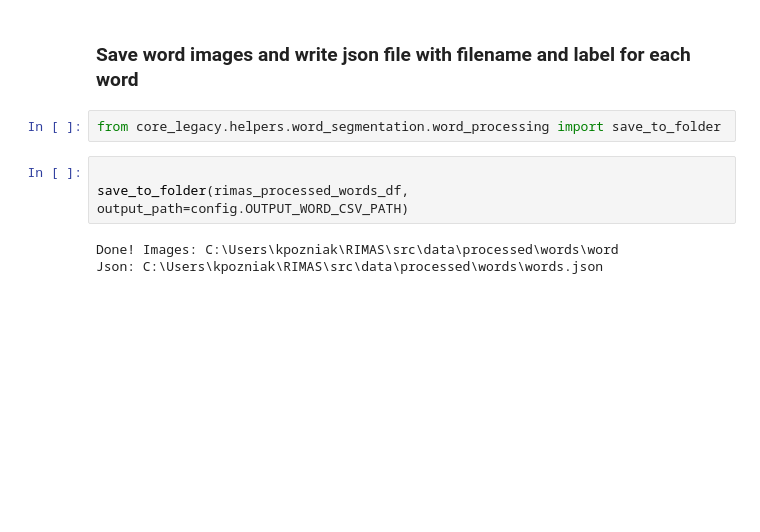
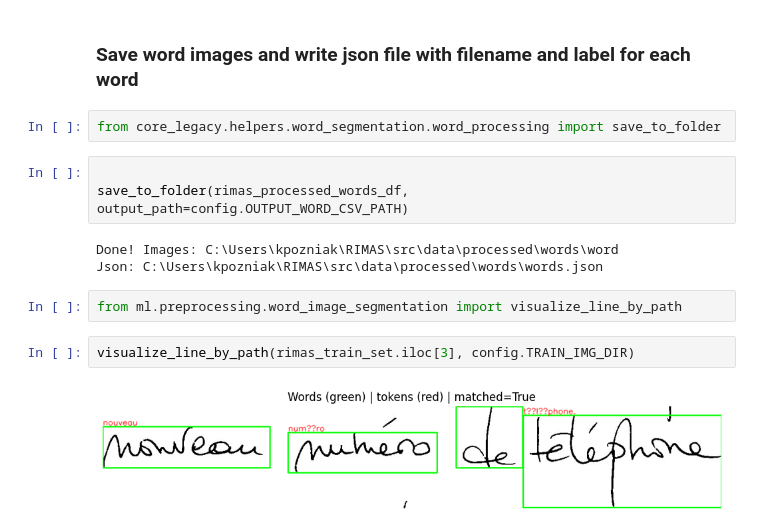
Before and after one commit to kpozniakd/RIMAS, a Jupyter notebook: src/notebooks/notebook_runner.ipynb, the cells around one changed output. Drawn from its saved outputs; the diff is of its cells as text; blank space fills up the shorter version.

Commit message:
refactor: improve words exporter

```diff
--- a/src/notebooks/notebook_runner.ipynb
+++ b/src/notebooks/notebook_runner.ipynb
@@ -118,3 +118,9 @@ save_to_folder(rimas_processed_words_df, output_path=config.OUTPUT_WORD_CSV_PATH
 # %% [output]
 Done! Images: C:\Users\kpozniak\RIMAS\src\data\processed\words\word
 Json: C:\Users\kpozniak\RIMAS\src\data\processed\words\words.json
+# %%
+from ml.preprocessing.word_image_segmentation import visualize_line_by_path
+# %%
+visualize_line_by_path(rimas_train_set.iloc[3], config.TRAIN_IMG_DIR)
+# %% [output]
+[figure, added]
```
Also changed, not shown: 3 other files.
